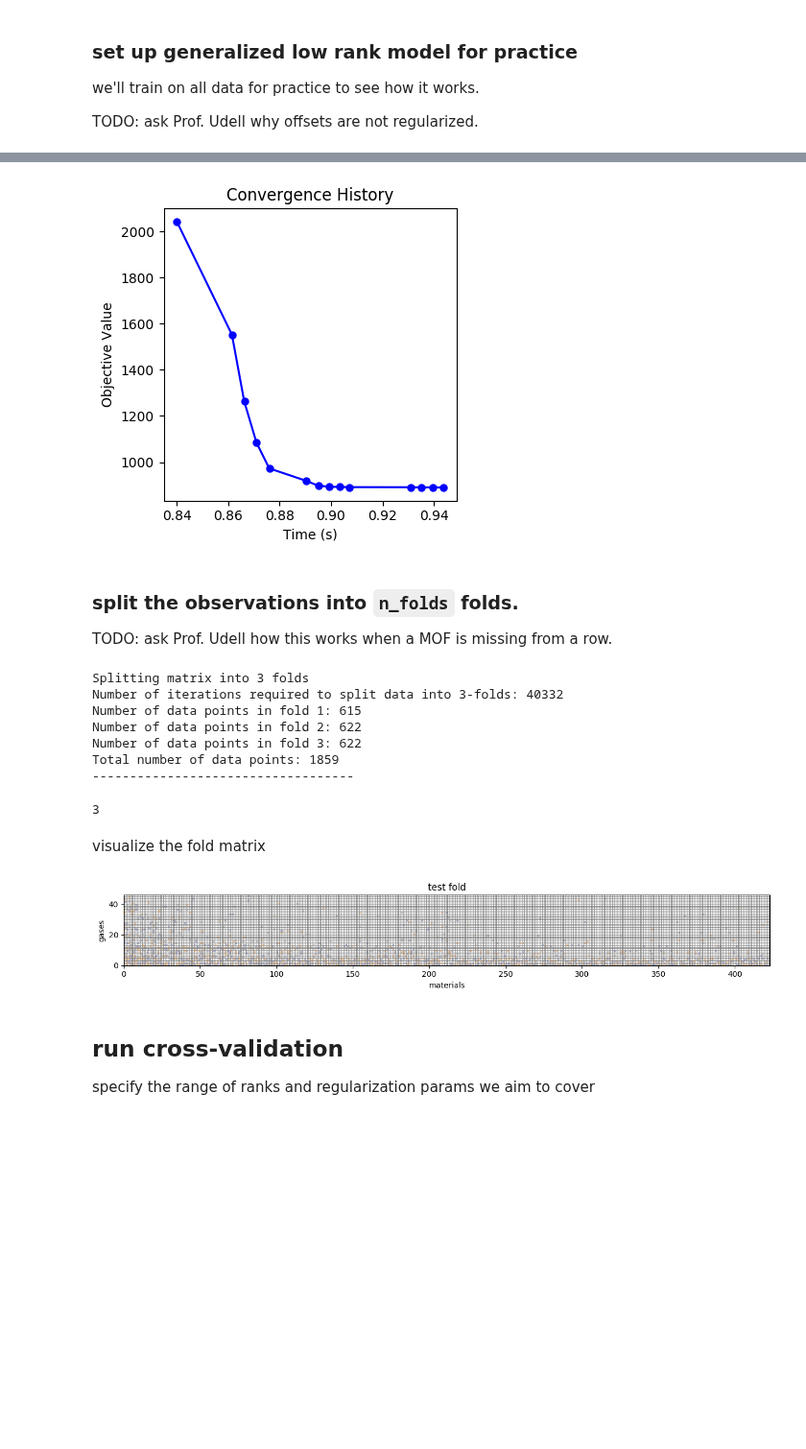
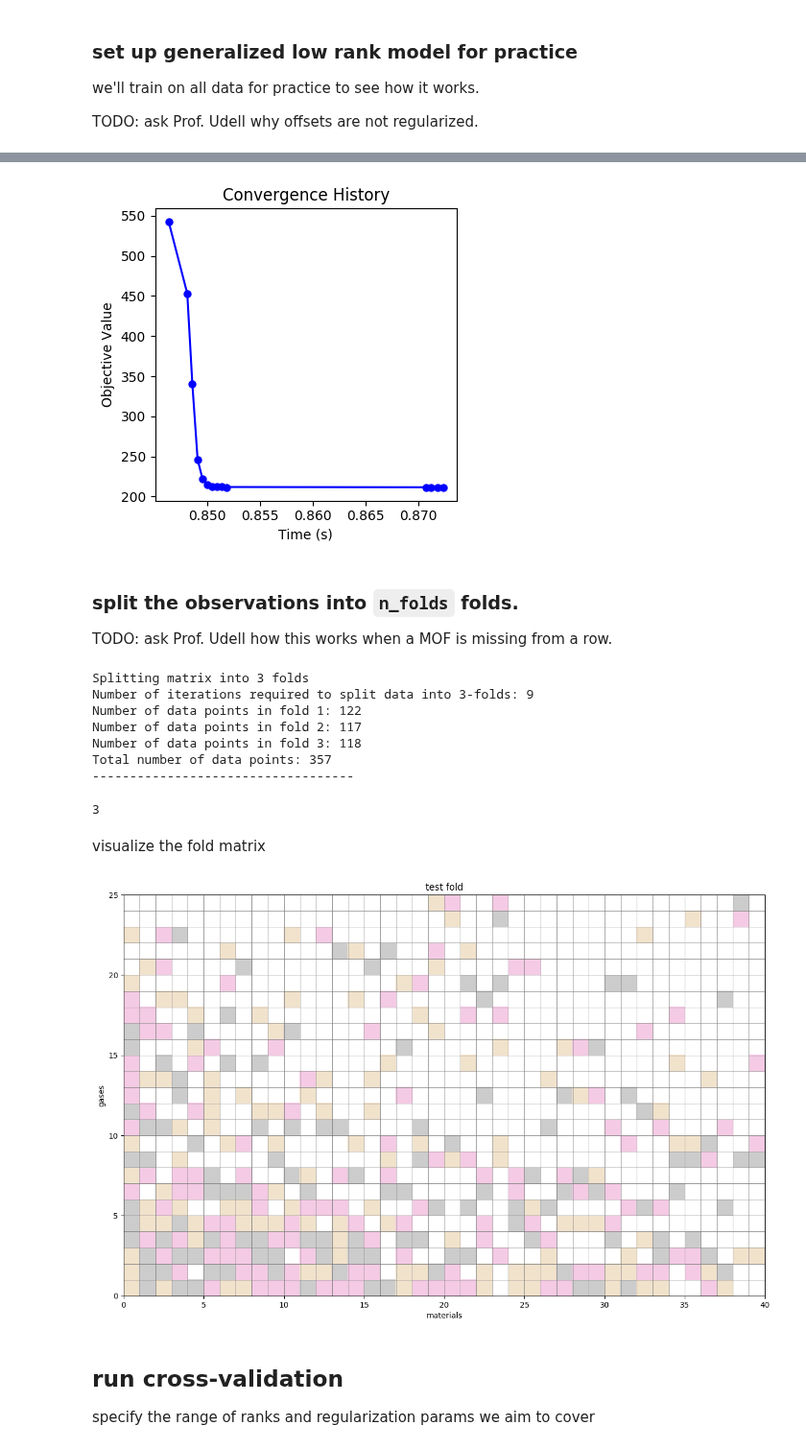
Before and after one commit to SimonEnsemble/material_recommendation_system, a Jupyter notebook: RecSys.ipynb, the cells around one changed output, grey strips where cells are left out. Shown at 96% size. Saved outputs shown, nothing was run; the diff lists cells and outputs as text; code cells hidden in the pictures; blank space fills up the shorter version.

```diff
--- a/RecSys.ipynb
+++ b/RecSys.ipynb
@@ -57,14 +57,15 @@ sort_rows_cols_acc_to_nb_obs!(H, materials, gases)
 # %% [markdown]
 ## prune matrix by selecting rows/cols with the most observations
 # %%
-# nm = 20
-# ng = 10
+nm = 40
+ng = 25
 
-# H = H[1:nm, 1:ng]
-# materials = materials[1:nm]
-# gases = gases[1:ng];
+H = H[1:nm, 1:ng]
+MSE = MSE[1:nm, 1:ng]
+materials = materials[1:nm]
+gases = gases[1:ng];
 
-# sort_rows_cols_acc_to_nb_obs!(H, materials, gases)
-# println("min # observations in a row: ", sum(.! ismissing.(H[end, :])))
-# println("min # observations in a col: ", sum(.! ismissing.(H[:, end])))
-# # TODO copy Arni's code for viz of frequency of observations gases and mofs
+sort_rows_cols_acc_to_nb_obs!(H, materials, gases)
+println("min # observations in a row: ", sum(.! ismissing.(H[end, :])))
+println("min # observations in a col: ", sum(.! ismissing.(H[:, end])))
+# TODO copy Arni's code for viz of frequency of observations gases and mofs
@@ -225,7 +230,7 @@ ax.set_title("Convergence History")
 plt.tight_layout()
 plt.show()
 # %% [output]
-[figure, old version]
+[figure, new version]
 # %% [markdown]
 ### split the observations into `n_folds` folds.
 
@@ -255,10 +260,10 @@ function k_fold_split(H::Array{Union{Missing, Float64}, 2}, k::Int; max_iter=100
             end
             # If there are leftover data points (i.e. #data points left < `k`), we'll randomly assign them into folds
             for i in i_indices
-                items = collect(1:k)
-                weights = [sum(fold_matrix[:, j_col] .!= _k .| fold_matrix[:, j_col] .!= 0) for _k = 1:k]
-                fold_matrix[i, j_col] = sample(items, Weights(weights))
-                #fold_matrix[i, j_col] = rand(1:k)
+                #items = collect(1:k)
+                #weights = [sum(fold_matrix[:, j_col] .!= _k .| fold_matrix[:, j_col] .!= 0) for _k = 1:k]
+                #fold_matrix[i, j_col] = sample(items, Weights(weights))
+                fold_matrix[i, j_col] = rand(1:k)
             end
         end
         # We make sure we have enough data points in the columns as well
@@ -303,11 +308,11 @@ kfolds = [(findall(collect(skipmissing(temp_fold_matrix))[:] .!= k),
 n_folds = length(kfolds)
 # %% [output]
 Splitting matrix into 3 folds
-Number of iterations required to split data into 3-folds: 40332
-Number of data points in fold 1: 615
-Number of data points in fold 2: 622
-Number of data points in fold 3: 622
-Total number of data points: 1859
+Number of iterations required to split data into 3-folds: 9
+Number of data points in fold 1: 122
+Number of data points in fold 2: 117
+Number of data points in fold 3: 118
+Total number of data points: 357
 -----------------------------------
 3
 # %%
@@ -324,40 +329,41 @@ for (i, fold) in enumerate(kfolds)
     end
 end
 
-cmap = plt.get_cmap("tab20c")
+cmap = plt.get_cmap("Pastel2")
 colors = cmap(collect(1:cmap.N))
 #colors = Array{Float64, 2}(undef, 6, 4)
 colors[1, :] .= [0.0, 0.0, 0.0, 0.0] ./ 255
 # colors[2, :] .= [128., 0., 0., 255.] ./ 255
 # colors[3, :] .= [170., 255., 195., 255.] ./ 255
 # colors[4, :] .= [145., 30., 180., 255.] ./ 255
 # colors[5, :] .= [255., 250., 200., 255.] ./ 255
 # colors[6, :] .= [0., 130., 200., 255.] ./ 255
 cmap = matplotlib.colors.ListedColormap(colors)
 
 
 
 fig, ax = plt.subplots(figsize=(15, 15))
 ax.pcolormesh(test_fold_matrix, cmap=cmap)
 
 # grid lines
 for x = 1:size(test_fold_matrix)[1]
     plot([0, size(test_fold_matrix)[2]], [x, x], linewidth=0.55, color="gray")
 end
 for y = 1:size(test_fold_matrix)[2]
     plot([y, y ], [0, size(test_fold_matrix)[1]], linewidth=0.55, color="gray")
 end
 
 
 ax.set_aspect("equal")
 ax.set_xlabel("materials")
 ax.set_ylabel("gases")
 ax.set_title("test fold")
 #ax.set_xlabel("Fold Frequency")
 # TODO put legend in there for the fold
+plt.savefig("prelim_fold_matrix.png", dpi=300, format="png")
 plt.show()
 # %% [output]
-[figure, old version]
+[figure, new version]
 # %% [markdown]
 ## run cross-validation
 
```
Also changed, not shown: parts of 17 cells of this notebook, 1 other file.
